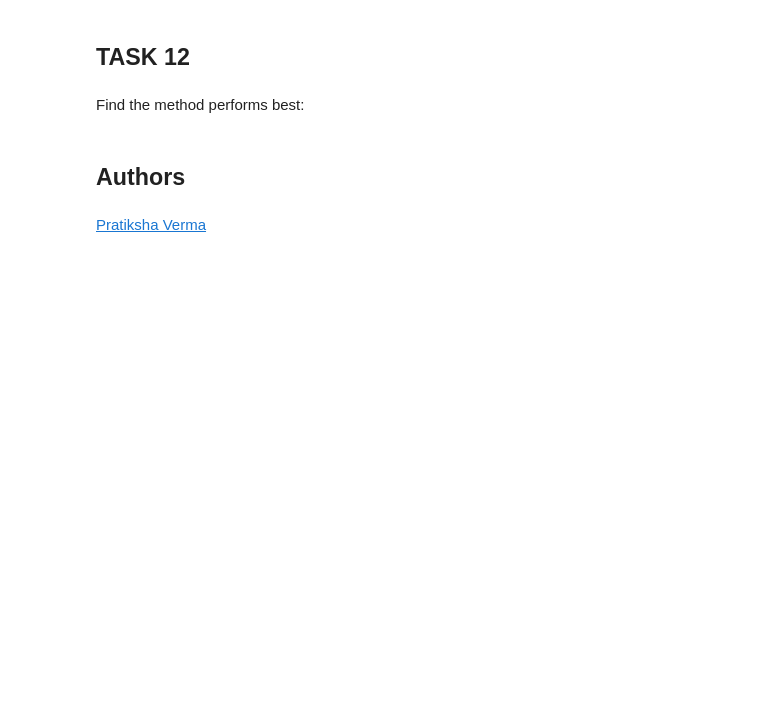
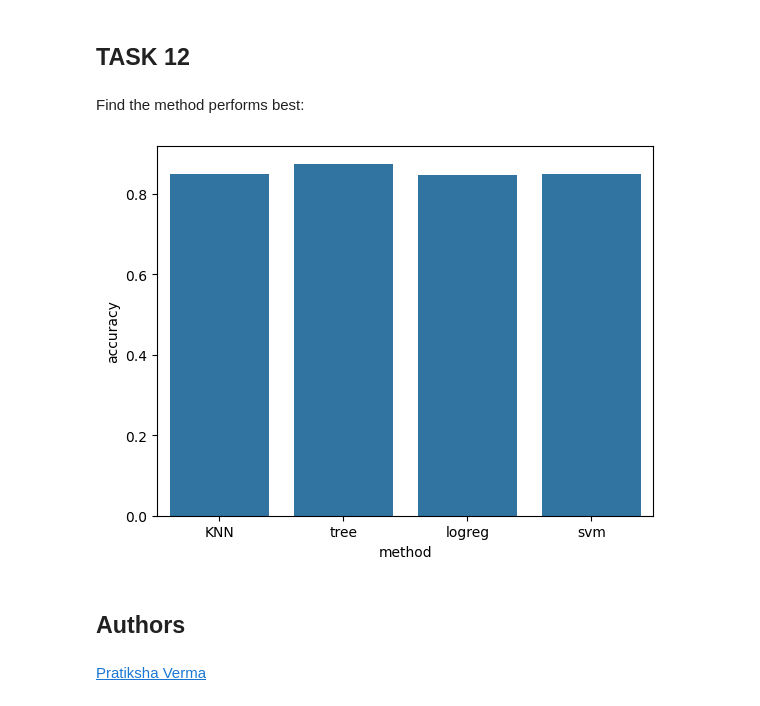
Before and after one commit to tarransr/IBM-data-science-capstone, a Jupyter notebook: SpaceX_Machine Learning Prediction_Part_5.ipynb, the cells around one changed output. Saved outputs shown, nothing was run; the diff lists cells and outputs as text; code cells hidden in the pictures; blank space fills up the shorter version.

```diff
--- a/SpaceX_Machine Learning Prediction_Part_5.ipynb
+++ b/SpaceX_Machine Learning Prediction_Part_5.ipynb
@@ -369,3 +375,21 @@ KNN
+# %%
+# method = ['KNN','tree','logreg','svm']
+# accuracy = [KNN_cv.best_score_,tree_cv.best_score_,logreg_cv.best_score_ ,svm_cv.best_score_]
+# pd.DataFrame({method,accuracy})
+
+
+method = ['KNN', 'tree', 'logreg', 'svm']
+accuracy = [KNN_cv.best_score_, tree_cv.best_score_, logreg_cv.best_score_, svm_cv.best_score_]
+
+df = pd.DataFrame({
+    'method': method,
+    'accuracy': accuracy
+})
+
+sns.barplot(x = df['method'], y = df['accuracy'])
+plt.show()
+# %% [output]
+[figure, added]
 # %% [markdown]
 ## Authors
 # %% [markdown]
```
Also changed, not shown: parts of 6 cells of this notebook.
